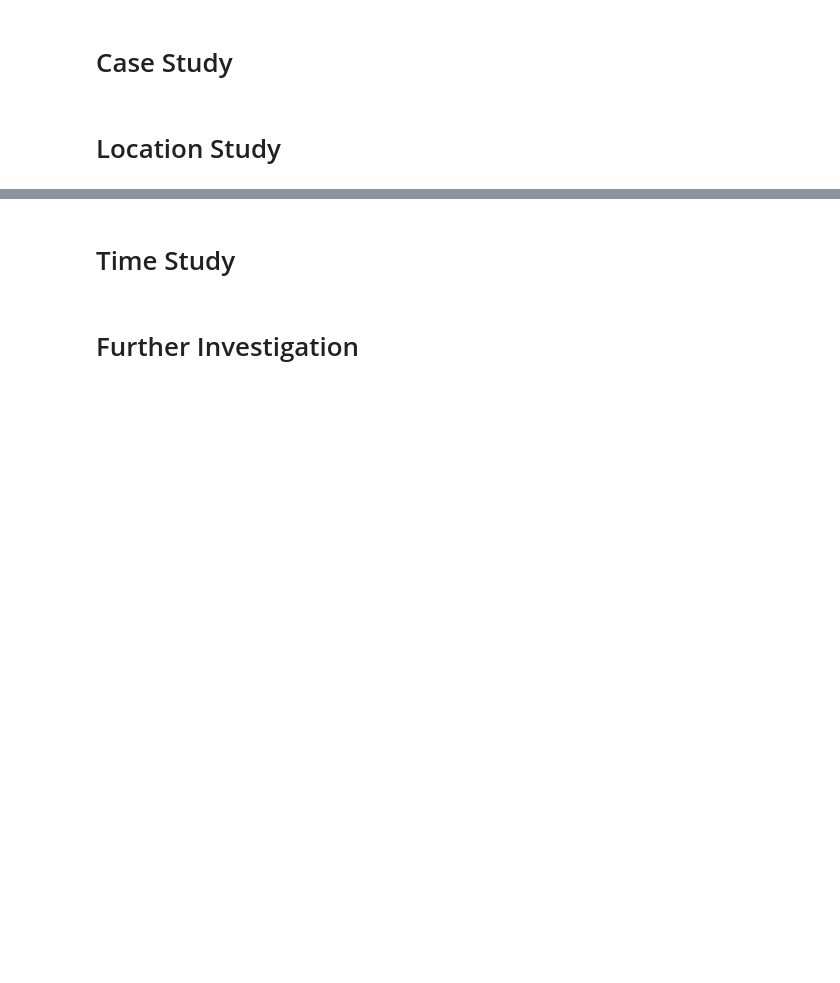
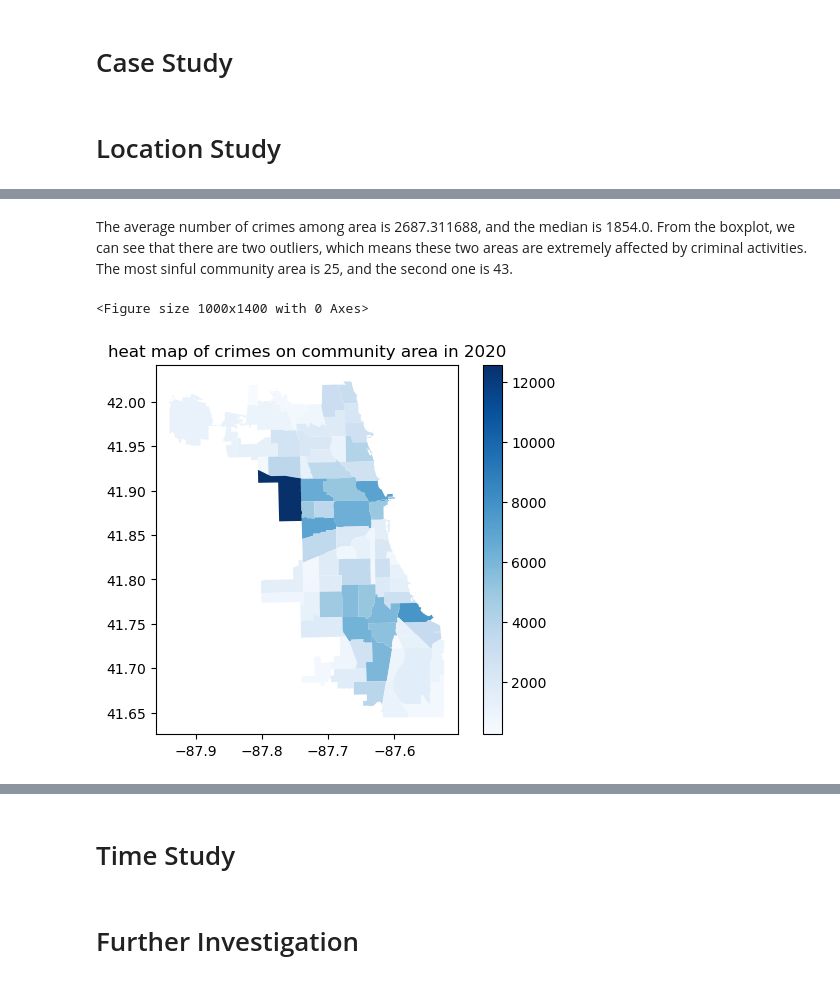
Before and after one commit to COMP5152TEAMWORK/Chicago-Crimes-Analysis, a Jupyter notebook: Chicago Crime Analysis.ipynb, the cells around one changed output, grey strips where cells are left out. Drawn from its saved outputs; the diff is of its cells as text; code cells hidden in the pictures; blank space fills up the shorter version.

```diff
--- a/Chicago Crime Analysis.ipynb
+++ b/Chicago Crime Analysis.ipynb
@@ -70,0 +161,14 @@ We can split these features into 3 categories:
+# %% [markdown]
+The average number of crimes among area is 2687.311688, and the median is 1854.0. From the boxplot, we can see that there are two outliers, which means these two areas are extremely affected by criminal activities. The most sinful community area is 25, and the second one is 43.
+# %%
+frame = gpd.read_file("{}Chicago_Areas.geojson".format(DATA_DIR))
+# %%
+frame['crime count by area'] = frame.area_numbe.map(lambda x: crimes_by_area[int(x)] if int(x) in crimes_by_area else 0)
+# %%
+fig = plt.figure(figsize=(10, 14))
+ax = frame.plot(column="crime count by area", legend=True, cmap='Blues')
+plt.title('heat map of crimes on community area in 2020')
+plt.show()
+# %% [output]
+<Figure size 1000x1400 with 0 Axes>
+[figure, added]
```
Also changed, not shown: parts of 16 cells of this notebook.
